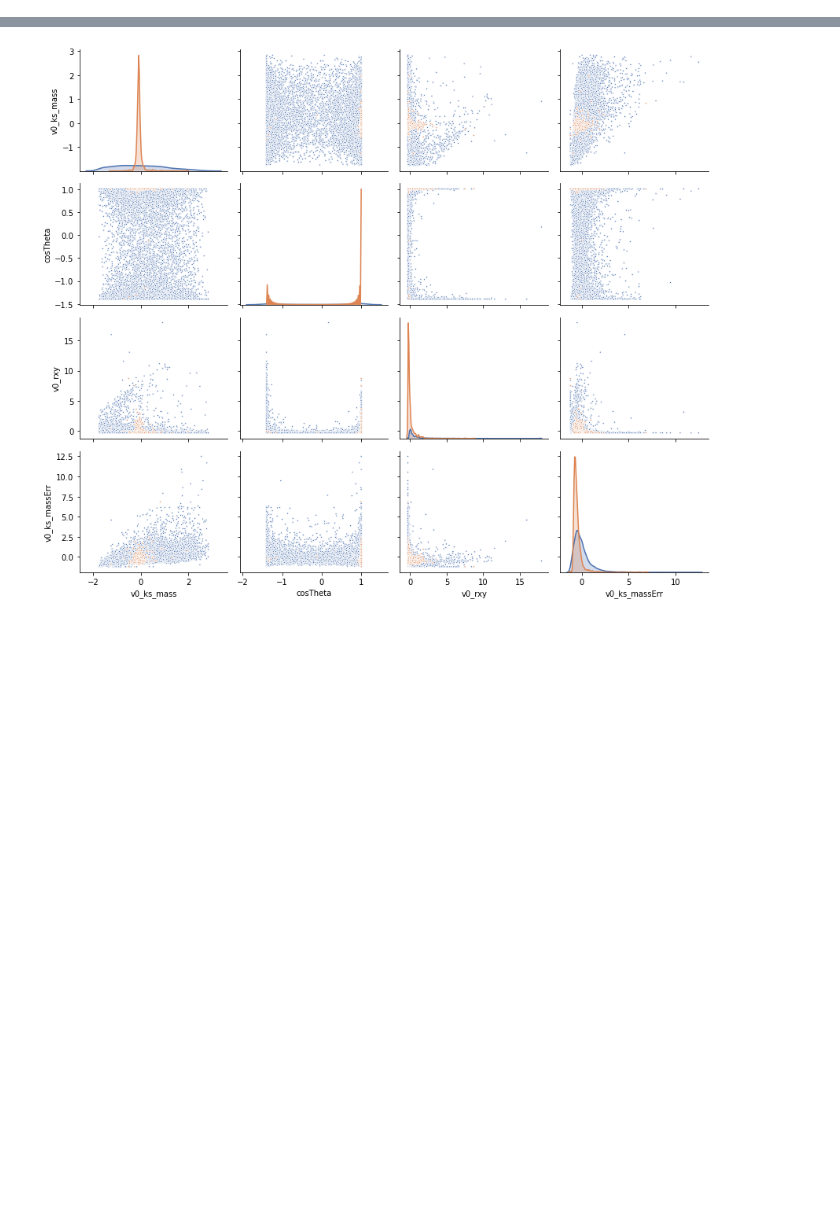
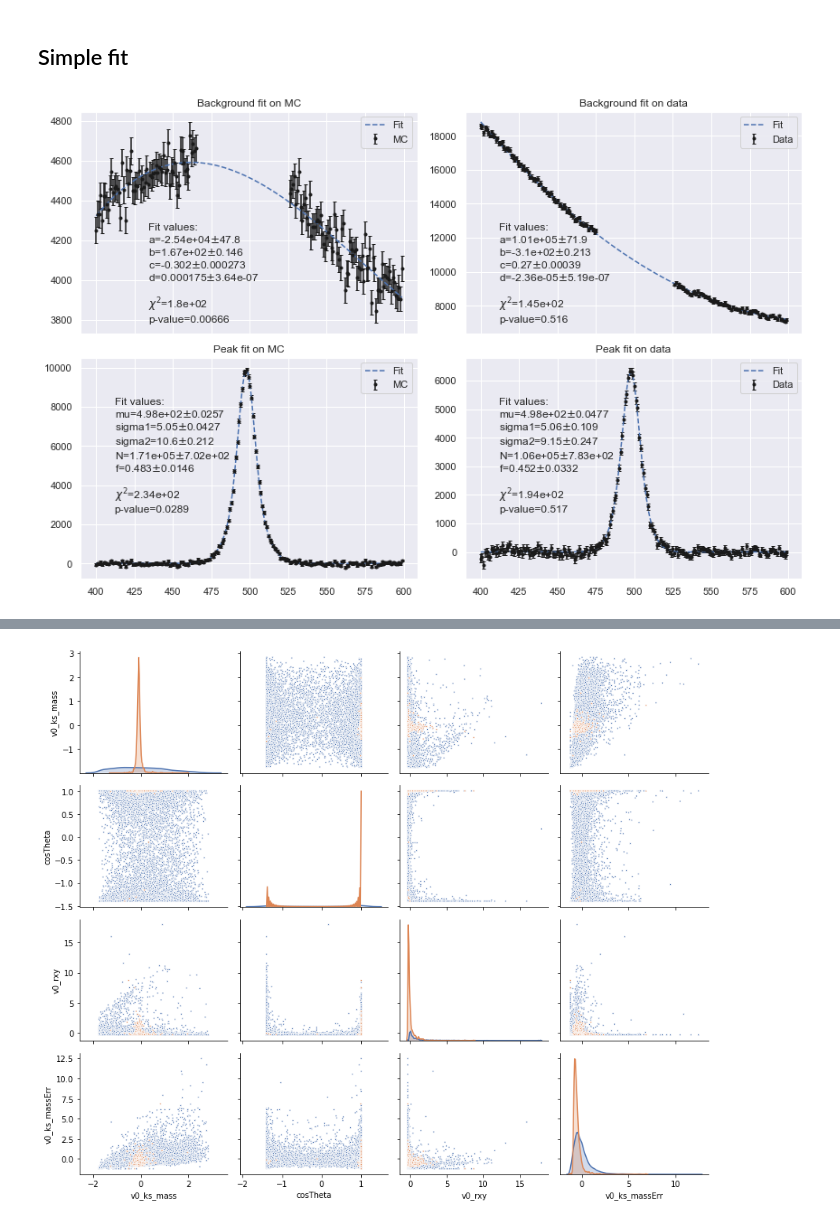
Before and after one commit to JakobSchauser/Blok1Troels, a Jupyter notebook: Keras-, XGboost and UMAPtest.ipynb, the cells around one changed output, grey strips where cells are left out. Saved outputs shown, nothing was run; the diff lists cells and outputs as text; code cells hidden in the pictures; blank space fills up the shorter version.

```diff
--- a/Keras-, XGboost and UMAPtest.ipynb
+++ b/Keras-, XGboost and UMAPtest.ipynb
@@ -52,10 +59,13 @@ if bigDat:
     tree = file['tree']
     dat = tree.pandas.df(shapval+["trueKs"], entrystop=dat_amount)
     df_all = tree.pandas.df(entrystop = dat_amount)
+    moredat = tree.pandas.df(shapval+["trueKs"], entrystop=2*dat_amount)
+    moredat = moredat[int(dat_amount):]
 else:
     path = "dataframe_v0_mc.dat"
     dat = pd.read_pickle(path)
 
+
 # print([head for head in dat])
 # %%
 if True:
@@ -67,0 +81,63 @@ if True:
+# %% [markdown]
+## Simple fit
+# %%
+off = 0
+bg = lambda x,a,b,c,d: np.polynomial.polynomial.polyval(x,[a,b,c,d])
+def doublegauss(x,mu,sigma1,sigma2,N,f):
+    return N*(stats.norm.pdf(x,mu,sigma1)*f + stats.norm.pdf(x,mu,sigma2)*(1-f))
+
+def sg(x,mu,sigma,s):
+    return s*stats.norm.pdf(x,mu,sigma)+off
+fig, axs = plt.subplots(2,2,figsize=(12,8),sharex=True)
+
+axs = axs.flatten()
+
+full = lambda x,a,b,c,d,mu,sigma1,sigma2,s,f: doublegauss(x,mu,sigma1,sigma2,s,f)+np.polynomial.polynomial.polyval(x,[a,b,c,d])
+
+#MC
+
+amount = int(6*1e6)
+d = dat[:amount]
+rng = np.logical_and(d['v0_ks_mass']>400,d['v0_ks_mass']<600)
+y,x = np.histogram(d[rng]['v0_ks_mass'],200)
+x = x[:-1]
+
+lt = np.logical_or(x<466,x>525)
+yerrs = np.sqrt(y)
+mi,ax = JFuncs.chi2fit(x[lt],y[lt],yerrs[lt],bg,{"a":-1,"b":1,"c":1,"d":350},ax=axs[0],draw=True,label="MC",text=(0.2,0.05))
+y -= bg(x,*mi.args).astype(int)-off
+
+guess = scipy.optimize.curve_fit(sg, x, y, p0 = [497, 4, 500])[0]
+mu, sigma, s = guess
+mi,ax = JFuncs.chi2fit(x,y,yerrs,doublegauss,{"mu":mu,"sigma1":sigma,"sigma2":2*sigma,"N":s,"f":0.1},ax=axs[2],draw=True,label="MC",text=(0.1,0.3))
+# mi,ax = JFuncs.chi2fit(x,y,yerrs,sg,{"mu":mu,"sigma":sigma,"s":N},ax=axs[1],draw=True,label="MC",)
+
+
+#data
+d = truedat[:amount]
+rng = np.logical_and(d['v0_ks_mass']>400,d['v0_ks_mass']<600)
+y,x = np.histogram(d[rng]['v0_ks_mass'],200)
+x = x[:-1]
+
+lt = np.logical_or(x<475,x>525)
+yerrs = np.sqrt(y)
+mi,ax = JFuncs.chi2fit(x[lt],y[lt],yerrs[lt],bg,{"a":-1,"b":1,"c":1,"d":350},ax=axs[1],draw=True,label="Data",text=(0.1,0.05))
+y -= bg(x,*mi.args).astype(int)-off
+
+guess = scipy.optimize.curve_fit(sg, x, y, p0 = [497, 4, 500])[0]
+mu, sigma, s = guess
+mi,ax = JFuncs.chi2fit(x,y,yerrs,doublegauss,{"mu":mu,"sigma1":sigma,"sigma2":2*sigma,"N":s,"f":0.1},ax=axs[3],draw=True,label="Data",text=(0.1,0.3))
+
+
+axs[0].set_title("Background fit on MC")
+axs[1].set_title("Background fit on data")
+axs[2].set_title("Peak fit on MC")
+axs[3].set_title("Peak fit on data")
+
+
+
+# mi,ax = JFuncs.chi2fit(x,y,yerrs,sg,{"mu":mu,"sigma":sigma,"s":N},ax=axs[1],draw=True,label="MC",)
+fig.tight_layout()
+plt.show()
+# %% [output]
+[figure, added]
```
Also changed, not shown: parts of 21 cells of this notebook, 7 other files.
